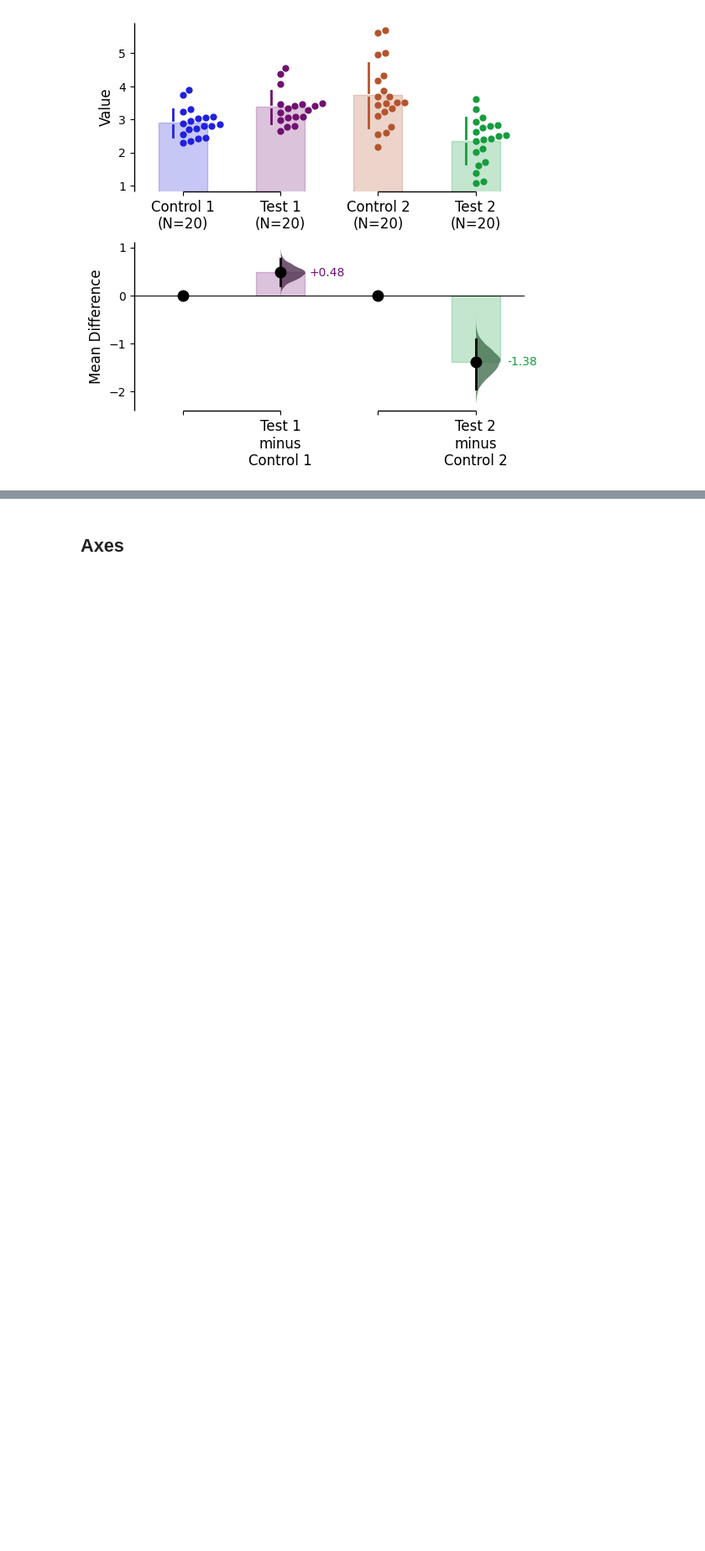
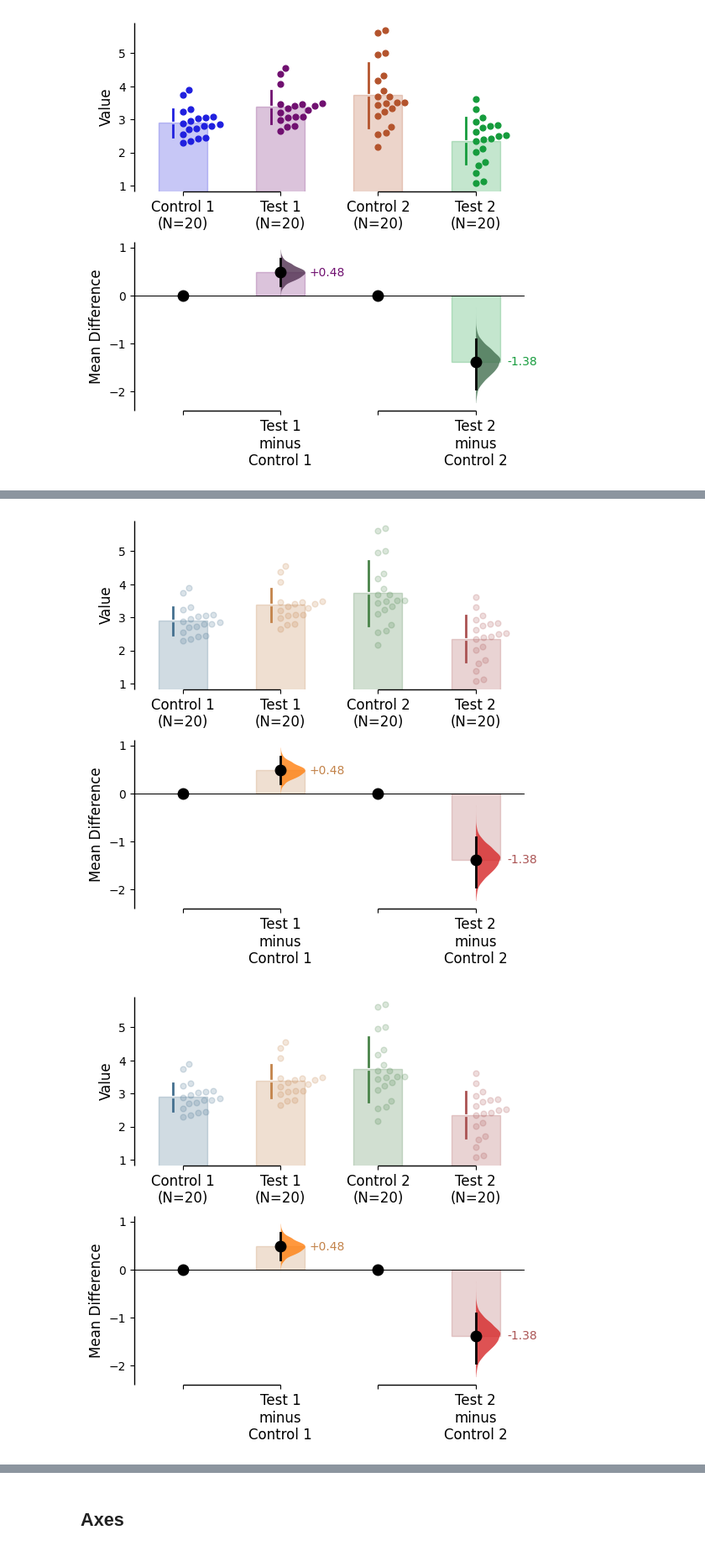
Before and after one commit to ACCLAB/DABEST-python, a Jupyter notebook: nbs/tutorials/09-plot_aesthetics.ipynb, the cells around one changed output, grey strips where cells are left out. Shown at 84% size. Cells and saved outputs as stored; diff of their text form; code cells hidden in the pictures; blank space fills up the shorter version.

```diff
--- a/nbs/tutorials/09-plot_aesthetics.ipynb
+++ b/nbs/tutorials/09-plot_aesthetics.ipynb
@@ -238,0 +244,7 @@ multi_2group.mean_diff.plot(custom_palette=my_color_palette,
+# %%
+multi_2group.mean_diff.plot(raw_alpha=0.2);
+
+multi_2group.mean_diff.plot(swarmplot_kwargs={'alpha': 0.2});
+# %% [output]
+[figure, added]
+[figure, added]
```
Also changed, not shown: parts of 38 cells of this notebook, 35 other files.
